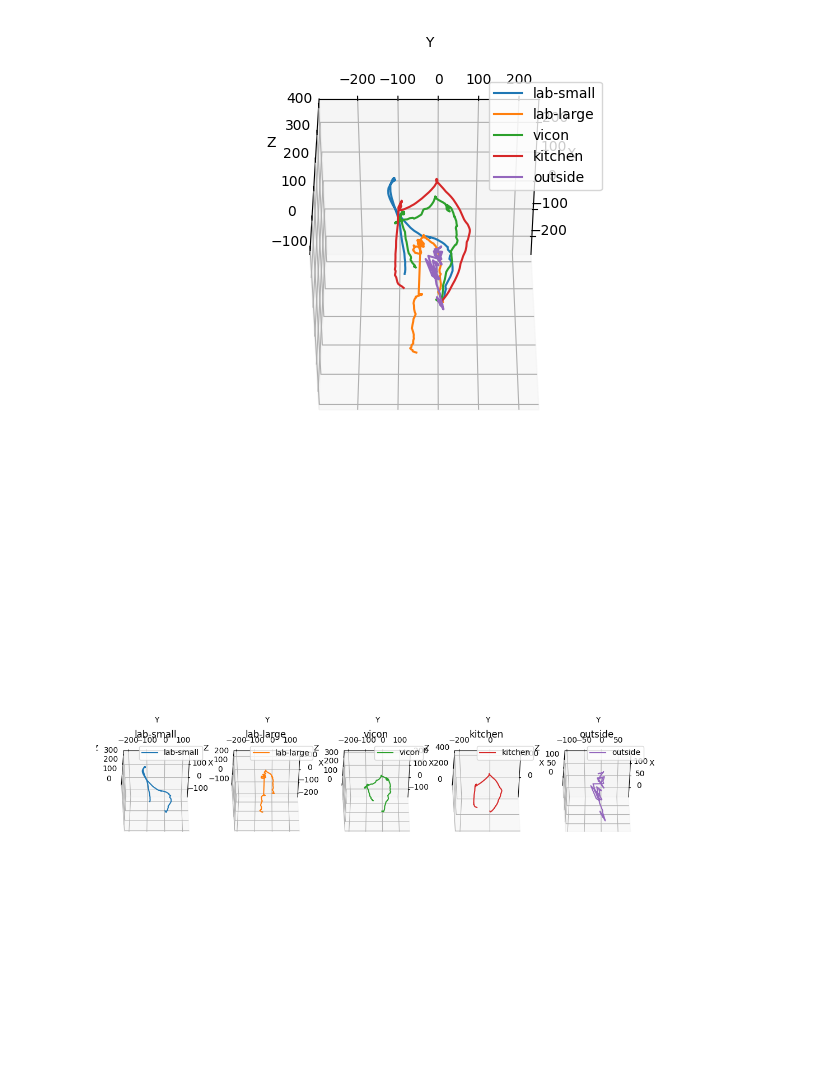
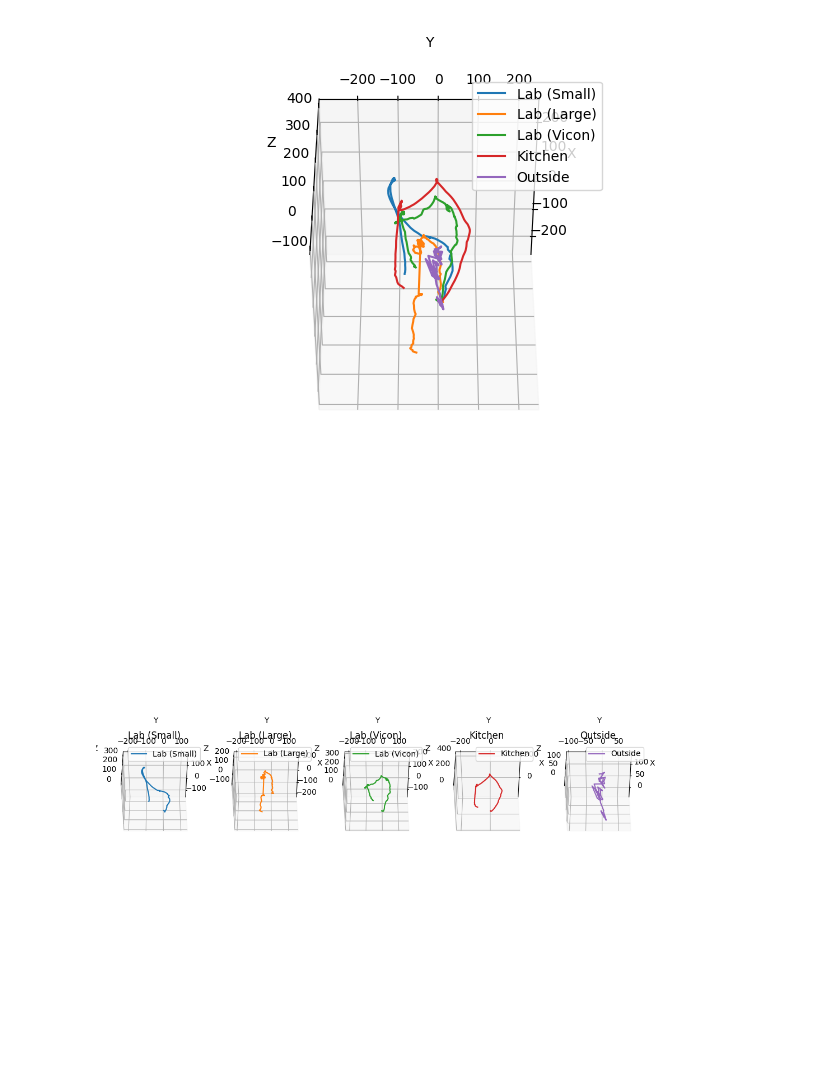
Before and after one commit to J4nn1K/demonstration-interface, a Jupyter notebook: notebooks/experiment3_environment_qualitative.ipynb, the cells around one changed output. Drawn from its saved outputs; the diff is of its cells as text; code cells hidden in the pictures.

```diff
--- a/notebooks/experiment3_environment_qualitative.ipynb
+++ b/notebooks/experiment3_environment_qualitative.ipynb
@@ -35,33 +35,33 @@ demos_outside = [
 ]
 # %%
 colors = ['tab:blue', 'tab:orange', 'tab:green', 'tab:red', 'tab:purple']
-labels = ['lab-small', 'lab-large', 'vicon', 'kitchen', 'outside']
+labels = ['Lab (Small)', 'Lab (Large)', 'Lab (Vicon)', 'Kitchen', 'Outside']
 demos = [
     demos_lab,
     demos_lab_large,
     demos_vicon,
     demos_kitchen,
     demos_outside
 ]
 
 
 fig = plt.figure()
 ax = fig.add_subplot(111, projection='3d')
 ax.set_box_aspect([1.0, 1.0, 1.0])
 
 for i, demo in enumerate(demos):
     ax.plot(demo[0][:, 0], demo[0][:, 1], demo[0][:, 2], '-', c=colors[i], label=labels[i])
 
 ax.set_xlabel('X')
 ax.set_ylabel('Y')
 ax.set_zlabel('Z')
 ax.grid(True)
 ax.view_init(elev=-45, azim=0, roll=0)
 plt.legend()
 set_axes_equal(ax)
 plt.show()
 # %% [output]
-[figure, old version]
+[figure, new version]
 # %%
 def save_trajectory_to_dat(trajectory, filename):
     # Save the trajectory to a .dat file in the specified format
@@ -91,4 +91,4 @@ for i, demo in enumerate(demos):
 plt.tight_layout()
 plt.show()
 # %% [output]
-[figure, old version]
+[figure, new version]
```
Also changed, not shown: 4 other files.
